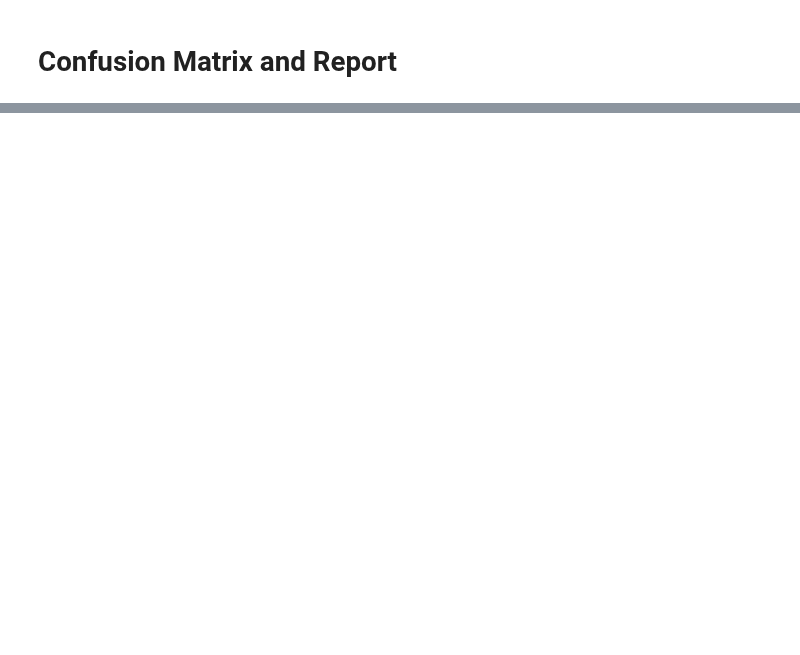
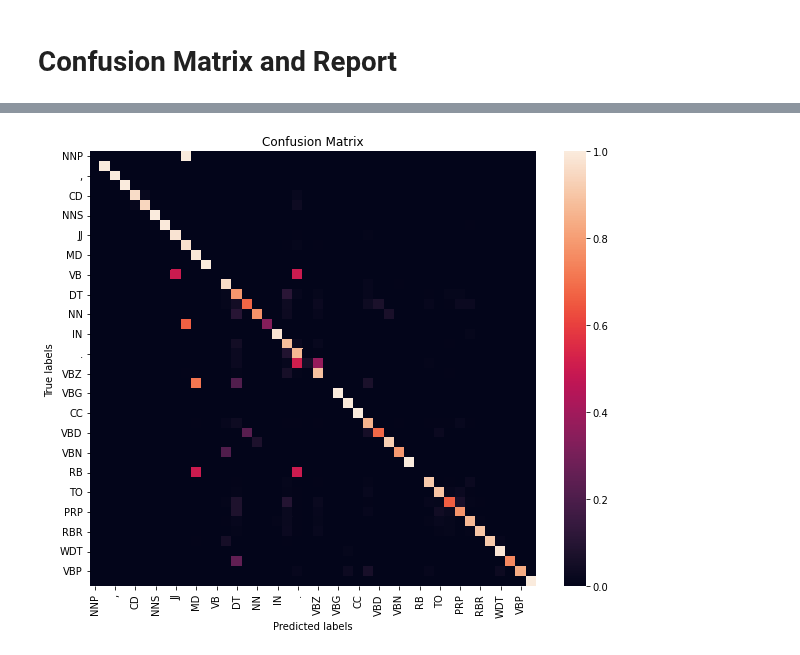
Before and after one commit to younik/pos-tagging, a Jupyter notebook: pos-tagging/pos-tagging.ipynb, the cells around one changed output, grey strips where cells are left out. Saved outputs shown, nothing was run; the diff lists cells and outputs as text; code cells hidden in the pictures; blank space fills up the shorter version.

```diff
--- a/pos-tagging/pos-tagging.ipynb
+++ b/pos-tagging/pos-tagging.ipynb
@@ -863,4 +883,4 @@ path = f'model-2-FC.pkl'
 
 # Load the already trained network
 !wget https://github.com/younik/pos-tagging/raw/main/models/model-2-FC.pkl
-model_lstm.load_state_dict(torch.load('model-2-FC.pkl'))
+model_fc.load_state_dict(torch.load('model-2-FC.pkl'))
@@ -884,7 +921,11 @@ for data in test_loader:
   y_pred_fc = torch.cat((y_pred_fc, model_fc.prediction(data['words'])), 0)
 
 
-y_true = y_true.squeeze().flatten().int()
-y_pred_lstm = y_pred_lstm.flatten()
-y_pred_fc = y_pred_fc.flatten()
+y_true = y_true.squeeze()
+mask_padding = y_true != -1
+y_true = y_true[mask_padding].flatten().int()
+y_pred_lstm = y_pred_lstm[mask_padding].flatten()
+y_pred_fc = y_pred_fc[mask_padding].flatten()
+
+encoded_labels = encoder.transform(np.array(labels).reshape(-1, 1)).squeeze()
 # %%
@@ -918,15 +977,17 @@ for report in [report_lstm, report_fc]:
 # %%
-cm = confusion_matrix(y_true, y_pred_lstm.cpu())
+cm = confusion_matrix(y_true, y_pred_lstm.cpu(), normalize='true')
 
 plt.rcParams["figure.figsize"] = (10, 8)
 ax= plt.subplot()
 sns.heatmap(cm)
 
 # labels, title and ticks
 ax.set_xlabel('Predicted labels');
 ax.set_ylabel('True labels');
 ax.set_title('Confusion Matrix');
 ax.xaxis.set_ticklabels(labels.flatten());
 plt.xticks(rotation=90);
 ax.yaxis.set_ticklabels(labels.flatten());
 plt.yticks(rotation=0);
+# %% [output]
+[figure, added]
```
Also changed, not shown: parts of 8 cells of this notebook.
